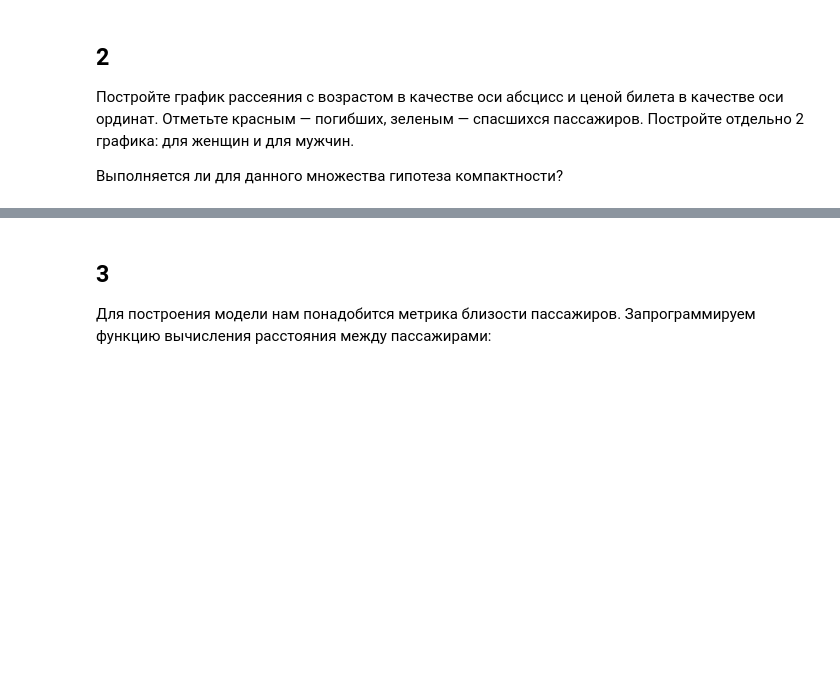
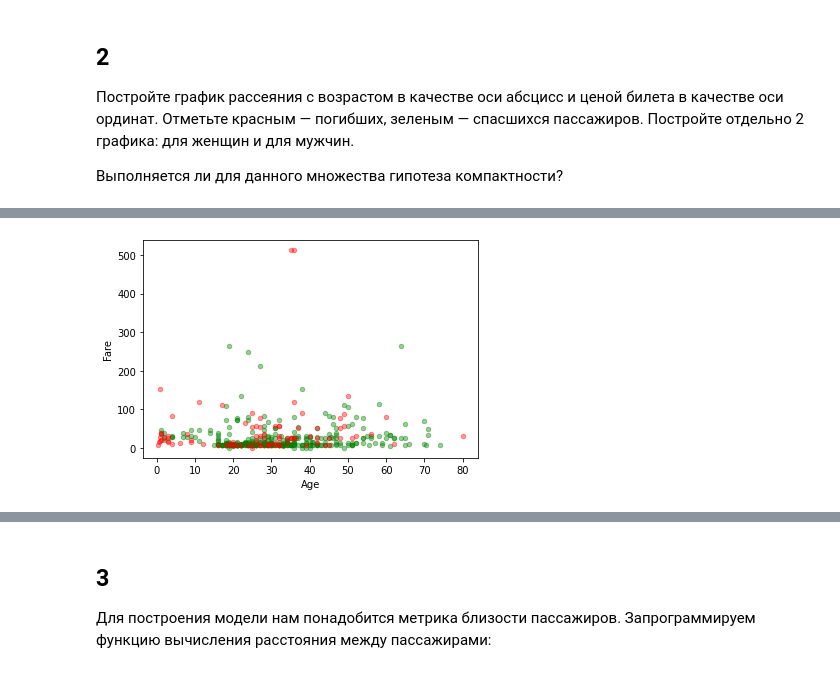
Before and after one commit to Debechelo/MachineLearning, a Jupyter notebook: lab_3/lab-3-knn-ru.ipynb, the cells around one changed output, grey strips where cells are left out. Saved outputs shown, nothing was run; the diff lists cells and outputs as text; code cells hidden in the pictures; blank space fills up the shorter version.

```diff
--- a/lab_3/lab-3-knn-ru.ipynb
+++ b/lab_3/lab-3-knn-ru.ipynb
@@ -37,0 +67,10 @@ import matplotlib.pyplot as plt
+# %%
+Men = data.loc[data['Sex'] == 'male', ['Survived', 'Age', 'Fare']]
+Women = data.loc[data['Sex'] == 'female', ['Survived', 'Age', 'Fare']]
+fig, axes = plt.subplots()
+Men.loc[Men['Survived'] == 0].plot(x='Age',y='Fare',kind='scatter',color='green',ax=axes,alpha = 0.4)
+Men.loc[Men['Survived'] == 1].plot(x='Age',y='Fare',kind='scatter',color='red',ax=axes,alpha = 0.4)
+
+plt.show()
+# %% [output]
+[figure, added]
```
Also changed, not shown: parts of 22 cells of this notebook.
